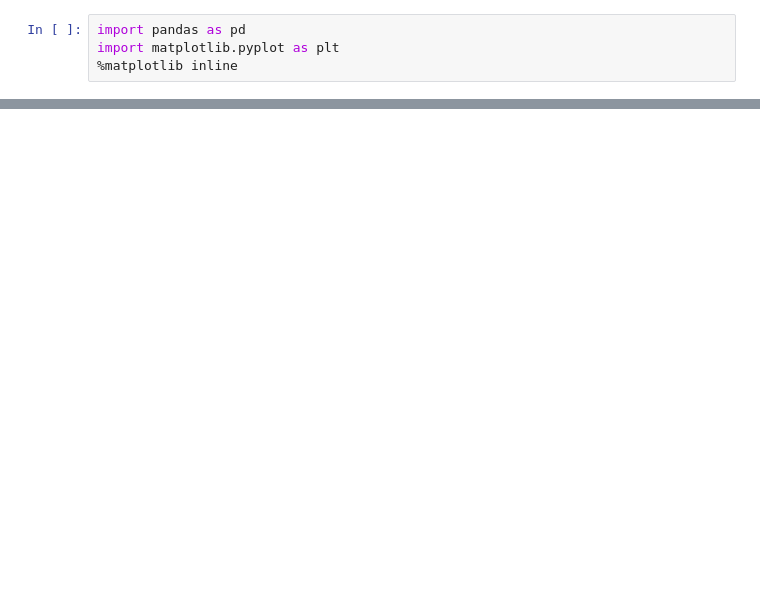
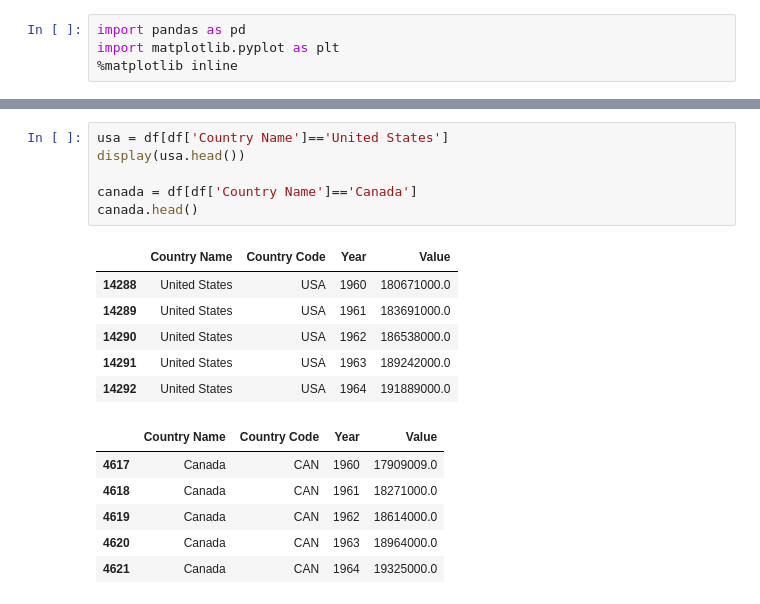
Before and after one commit to learn-co-curriculum/dsc-subplots-and-enumeration-lab, a Jupyter notebook: index.ipynb, the cells around one changed output, grey strips where cells are left out. Cells and saved outputs as stored; diff of their text form; blank space fills up the shorter version.

```diff
--- a/index.ipynb
+++ b/index.ipynb
@@ -68 +82,20 @@ y_1 = chas_1['medv']
+# %%
+usa = df[df['Country Name']=='United States']
+display(usa.head())
+
+canada = df[df['Country Name']=='Canada']
+canada.head()
+# %% [output]
+|  | Country Name | Country Code | Year | Value |
+| 14288 | United States | USA | 1960 | 180671000.0 |
+| 14289 | United States | USA | 1961 | 183691000.0 |
+| 14290 | United States | USA | 1962 | 186538000.0 |
+| 14291 | United States | USA | 1963 | 189242000.0 |
+| 14292 | United States | USA | 1964 | 191889000.0 |
+|  | Country Name | Country Code | Year | Value |
+| 4617 | Canada | CAN | 1960 | 17909009.0 |
+| 4618 | Canada | CAN | 1961 | 18271000.0 |
+| 4619 | Canada | CAN | 1962 | 18614000.0 |
+| 4620 | Canada | CAN | 1963 | 18964000.0 |
+| 4621 | Canada | CAN | 1964 | 19325000.0 |
 # %% [markdown]
```
Also changed, not shown: parts of 22 cells of this notebook, 6 other files.
